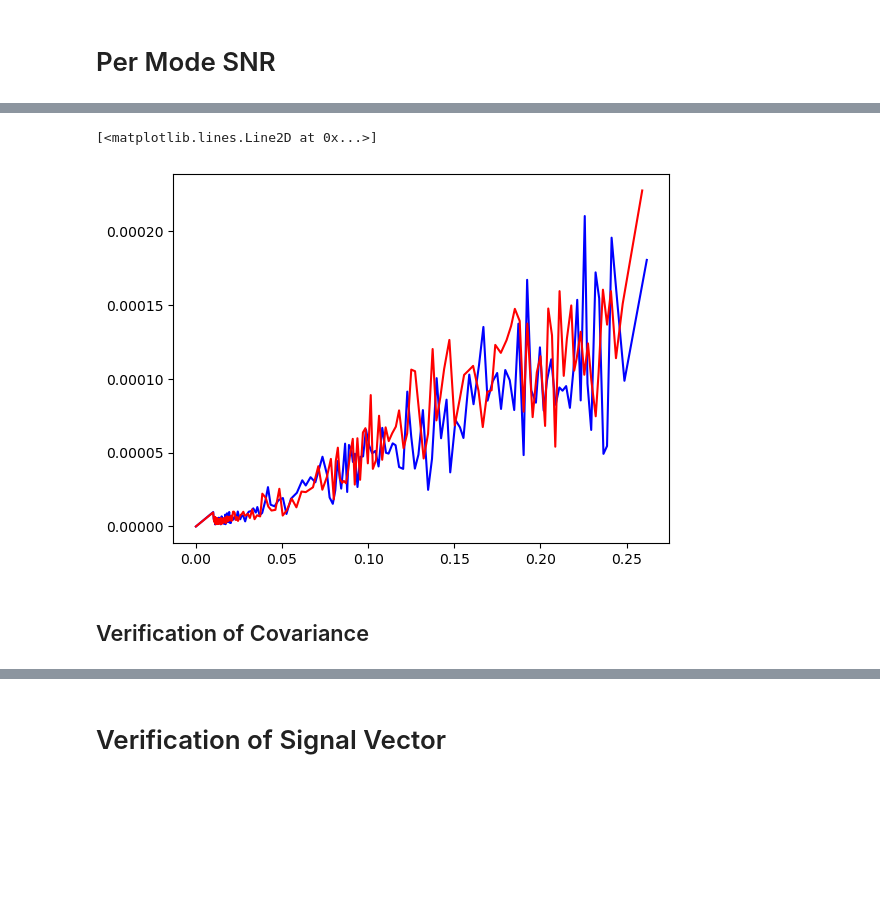
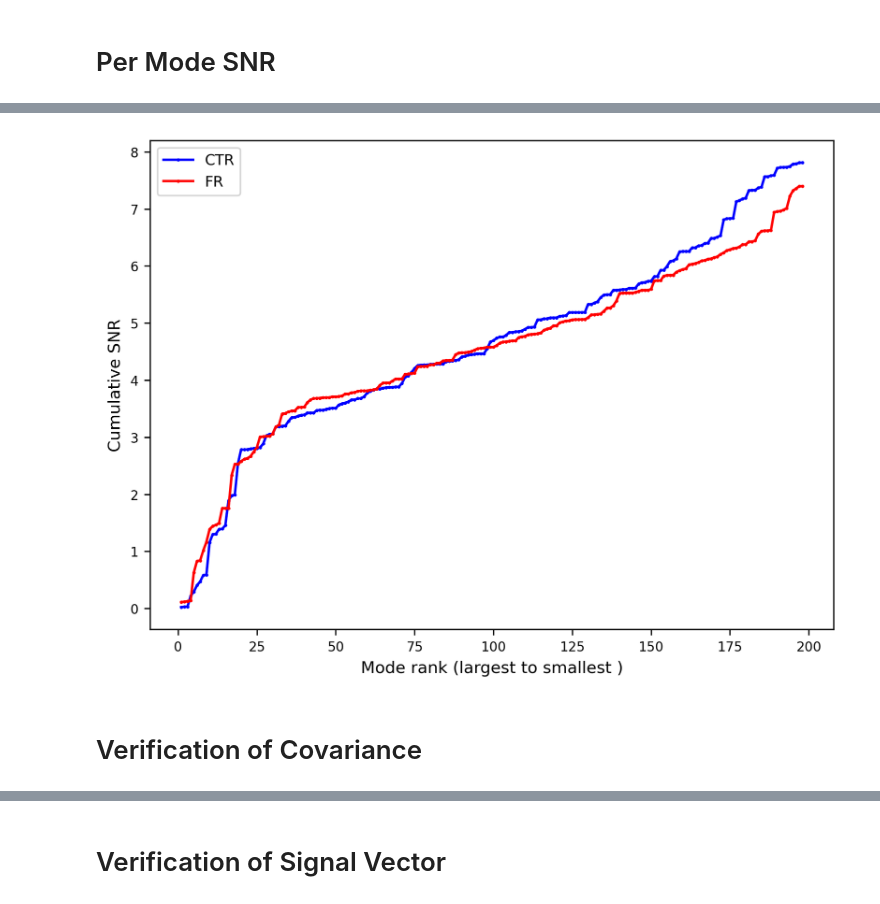
Before and after one commit to scastedo/continuous_attractor_project, a Jupyter notebook: data_analysis_new.ipynb, the cells around one changed output, grey strips where cells are left out. Drawn from its saved outputs; the diff is of its cells as text; code cells hidden in the pictures; blank space fills up the shorter version.

```diff
--- a/data_analysis_new.ipynb
+++ b/data_analysis_new.ipynb
@@ -12,7 +14,8 @@ from scipy.stats import norm
 # RUNS_DIR = Path("/data/scastedo/runs_feb_5_fast_2")
 # RUNS_DIR = Path("/data/scastedo/A little Older/runs_feb_equilibrium_2")
 # RUNS_DIR = Path('/home/castedo/Desktop/data_test/runs_feb_equilibrium_2')
-RUNS_DIR = Path('/home/castedo/Desktop/data_test/runs_feb_9_mitig_3')
+# RUNS_DIR = Path('/DATA/scastedo/runs_feb_15_main')
+RUNS_DIR = Path('/DATA/scastedo/runs_feb_18_long')
 
 def build_state_tensors(
     runs_dir: Path = RUNS_DIR,
@@ -605,13 +416,0 @@ fig.tight_layout()
-# %%
-# signal correlation
-for ETA in ETA_VALUES:
-    for TEMP in TEMP_VALUES:
-        for SIG_THETA in SIG_THETA_VALUES:
-            state_fr = tensors[0.64,1.27,TEMP,ETA,SIG_THETA]
-            neurons, generations, trials, idirs = state_fr.shape
-            angle =  np.flatnonzero(np.isclose(IDIR_VALUES, 0.5))[0]
-            other_angle = np.flatnonzero(np.isclose(IDIR_VALUES, 0))[0]
-            mean_response_angle = state_fr[:, :, :, angle].mean(axis=1)  # neurons x trials
-            mean_response_other = state_fr[:, :, :, other_angle].mean(axis=1)  # neurons x trials
-            signal_correlation = np.corrcoef(mean_response_angle.flatten(), mean_response_other.flatten())[0, 1]
-            print(f"ETA={ETA}, TEMP={TEMP}, SIG_THETA={SIG_THETA}, Signal Correlation: {signal_correlation:.4f}")
@@ -1005,13 +700,25 @@ Total SNR FR: [2.53750403]
 # %%
-from matplotlib import pyplot as plt
+ctr_snr = ctr_overlaps / ctr_evals
+fr_snr = fr_overlaps / fr_evals
 
-plt.plot(ctr_evals.mean(axis=1), ctr_overlaps.mean(axis=1), label="CTR", color="blue")
-plt.plot(fr_evals.mean(axis=1), fr_overlaps.mean(axis=1), label="FR", color="red")
+ctr_snr_mean = ctr_snr.mean(axis=1)
+fr_snr_mean = fr_snr.mean(axis=1)
+
+# Modes are sorted by descending eigenvalue above, so reverse for smallest->largest.
+ctr_cum_snr = np.cumsum(ctr_snr_mean[2:])
+fr_cum_snr = np.cumsum(fr_snr_mean[2:])
+x_axis = np.arange(1, ctr_cum_snr.shape[0] + 1)
+plt.plot(x_axis, ctr_cum_snr, 'o-', label="CTR", color="blue")
+plt.plot(x_axis, fr_cum_snr, 'o-', label="FR", color="red")
+plt.xlabel("Mode rank (largest to smallest )")
+# plt.ylim(0,0.1)
+plt.ylabel("Cumulative SNR")
+plt.legend()
+plt.tight_layout()
 # %% [output]
-[<matplotlib.lines.Line2D at 0x...>]
-[figure, old version]
+[figure, new version]
 # %% [markdown]
-## Verification of Covariance
+# Verification of Covariance
 # %%
 def get_bump(idir, num_neurons, sigma_input, amplitude):
     center_index_tensor = np.full(num_neurons, int(idir*num_neurons))
```
Also changed, not shown: parts of 24 cells of this notebook, 3 other files.
